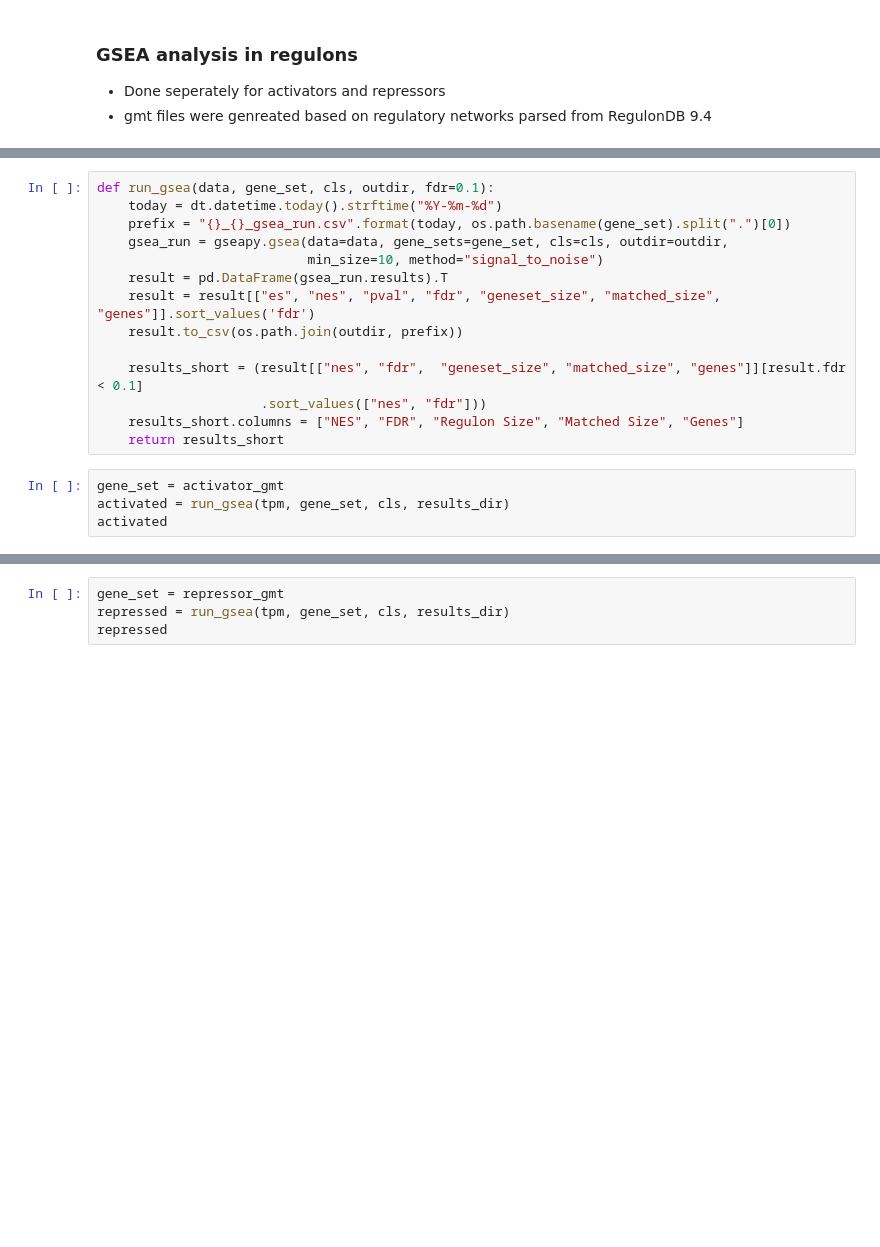
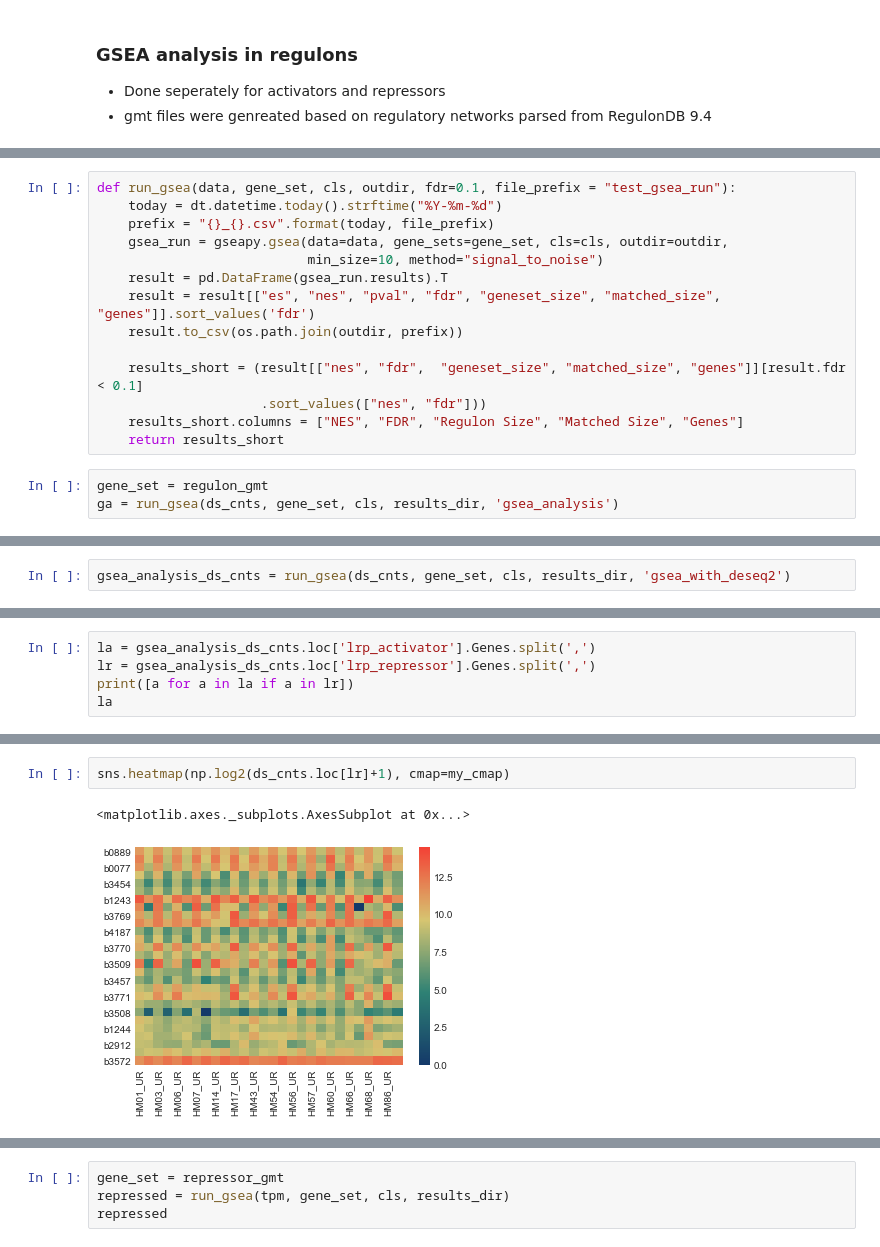
Before and after one commit to ASintsova/HUTI-RNAseq, a Jupyter notebook: analysis/regulon_analysis/GSEA_on_regulons.ipynb, the cells around one changed output, grey strips where cells are left out. Saved outputs shown, nothing was run; the diff lists cells and outputs as text; blank space fills up the shorter version.

```diff
--- a/analysis/regulon_analysis/GSEA_on_regulons.ipynb
+++ b/analysis/regulon_analysis/GSEA_on_regulons.ipynb
@@ -83,7 +70,7 @@ datetime.datetime(2018, 9, 4, 11, 53, 19, 419842)
 # %%
-def run_gsea(data, gene_set, cls, outdir, fdr=0.1):
+def run_gsea(data, gene_set, cls, outdir, fdr=0.1, file_prefix = "test_gsea_run"):
     today = dt.datetime.today().strftime("%Y-%m-%d")
-    prefix = "{}_{}_gsea_run.csv".format(today, os.path.basename(gene_set).split(".")[0])
+    prefix = "{}_{}.csv".format(today, file_prefix)
     gsea_run = gseapy.gsea(data=data, gene_sets=gene_set, cls=cls, outdir=outdir,
                            min_size=10, method="signal_to_noise")
     result = pd.DataFrame(gsea_run.results).T
@@ -95,6 +82,5 @@ def run_gsea(data, gene_set, cls, outdir, fdr=0.1):
     results_short.columns = ["NES", "FDR", "Regulon Size", "Matched Size", "Genes"]
     return results_short
 # %%
-gene_set = activator_gmt
-activated = run_gsea(tpm, gene_set, cls, results_dir)
-activated
+gene_set = regulon_gmt
+ga = run_gsea(ds_cnts, gene_set, cls, results_dir, 'gsea_analysis')
@@ -108,0 +306,2 @@ activated
+# %%
+gsea_analysis_ds_cnts = run_gsea(ds_cnts, gene_set, cls, results_dir, 'gsea_with_deseq2')
@@ -108,0 +408,5 @@ activated
+# %%
+la = gsea_analysis_ds_cnts.loc['lrp_activator'].Genes.split(',')
+lr = gsea_analysis_ds_cnts.loc['lrp_repressor'].Genes.split(',')
+print([a for a in la if a in lr])
+la
@@ -108,0 +434,5 @@ activated
+# %%
+sns.heatmap(np.log2(ds_cnts.loc[lr]+1), cmap=my_cmap)
+# %% [output]
+<matplotlib.axes._subplots.AxesSubplot at 0x...>
+[figure, added]
```
Also changed, not shown: parts of 45 cells of this notebook, 3 other files.
